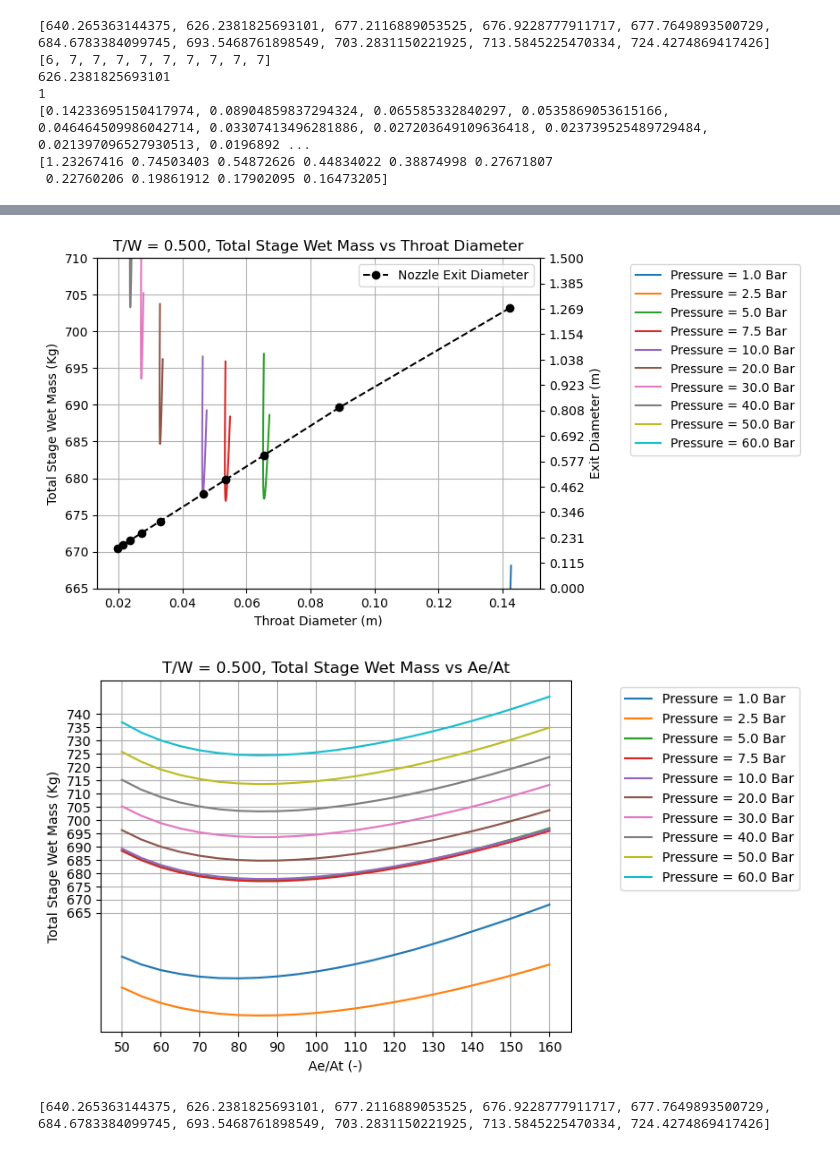
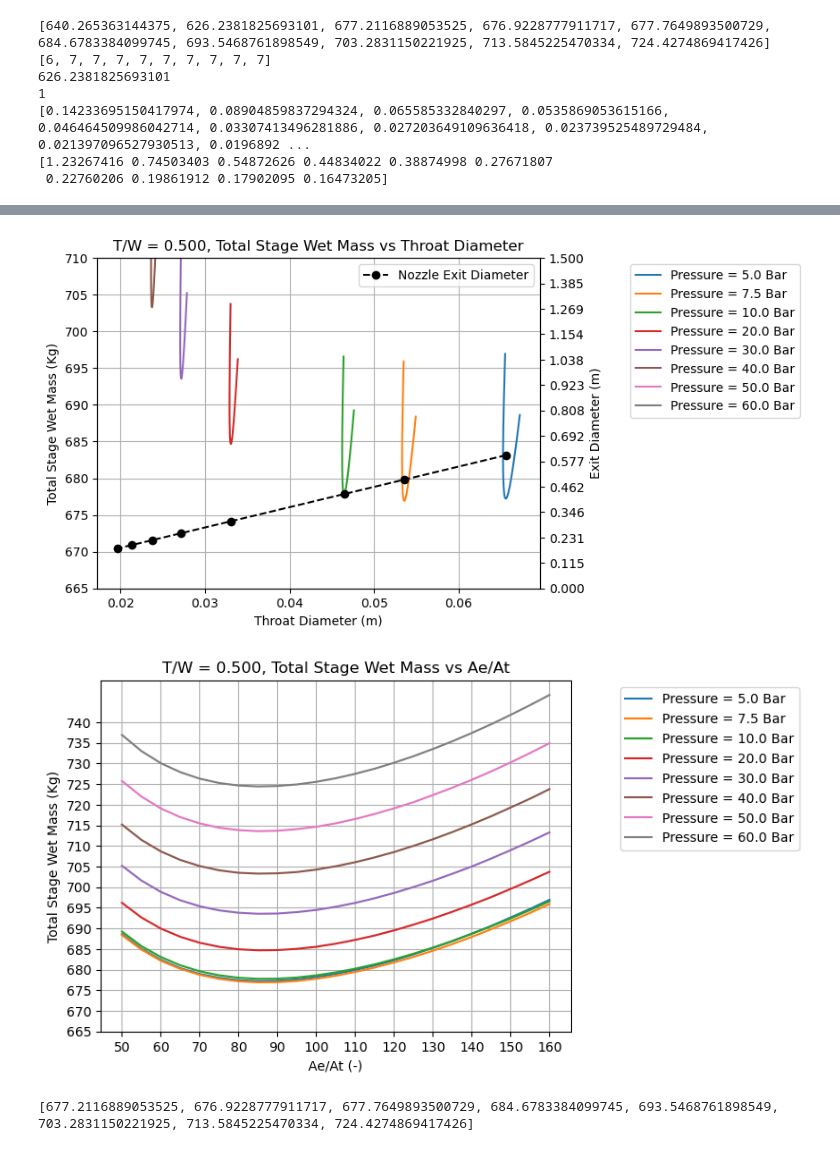
Before and after one commit to krainrpmt/Senior-Project-Electric-Turbopump, a Jupyter notebook: Pump Specification Calculator.ipynb, the cells around one changed output, grey strips where cells are left out. Drawn from its saved outputs; the diff is of its cells as text; code cells hidden in the pictures.

```diff
--- a/Pump Specification Calculator.ipynb
+++ b/Pump Specification Calculator.ipynb
@@ -899,7 +884,7 @@ print(np.sqrt(np.array(local_min_dt)**2*np.array([75,70,70,70,70,70,70,70,70,70]
 fig = plt.figure()
 ax = fig.add_subplot(111, projection='3d')
 
-for i in Pressure_Keys:
+for i in Pressure_Keys[2:]:
 
     # Make data.
     X = np.array(nozzle_expansion_ratio0)
@@ -918,7 +903,7 @@ plt.show()
 fig = plt.figure()
 ax = fig.add_subplot(111)
 
-for i in Pressure_Keys:
+for i in Pressure_Keys[2:]:
 
     # Make data.
     X = np.array(nozzle_expansion_ratio0)
@@ -939,7 +924,7 @@ plt.show()
 fig = plt.figure()
 ax = fig.add_subplot(111)
 
-for i in Pressure_Keys:
+for i in Pressure_Keys[2:]:
 
     Y = np.array(Rocket_Performance_Library[i]['dt'])
     Z = np.array(Rocket_Performance_Library[i]['wet_mass'])
@@ -957,19 +942,19 @@ fig = plt.figure()
 ax = fig.add_subplot(111)
 
 Dt = []
-count = 0
-for i in Pressure_Keys:
+count = 2
+for i in Pressure_Keys[2:]:
     Dt.append(Rocket_Performance_Library[i]['dt'][local_min_index[count]])
     count += 1
 #Dt = [0.146666135002613, 0.09317758690360858, 0.06605601318585663, 0.05400992113743822, 0.046816168877520846, 0.03316796672401447, 0.027106376900970404, 0.023488241438720907, 0.021016293343071965, 0.01919078663249976]
 
-De  = np.sqrt(np.array(Dt)**2*[nozzle_expansion_ratio0[i] for i in local_min_index])
+De  = np.sqrt(np.array(Dt)**2*[nozzle_expansion_ratio0[i] for i in local_min_index[2:]])
 #De = [1.27016599,0.77957962,0.55266426,0.45187942,0.39169217,0.27750312,0.22678822,0.19651673,0.17583493,0.16056164]
 
 #min_mass = [695.2646877041357, 694.8725157368589, 695.1525683801979, 695.2996252200584, 695.3639827518718, 695.2611314095342, 695.0338218526499, 694.8419933135727, 694.6517157157984, 694.5153019334359]
 #dt_list = []
 #label_list = []
-for i in Pressure_Keys:
+for i in Pressure_Keys[2:]:
 
     Y = np.array(Rocket_Performance_Library[i]['dt'])
     Z = np.array(Rocket_Performance_Library[i]['wet_mass'])
@@ -1000,7 +985,7 @@ plt.show()
 fig = plt.figure()
 ax = fig.add_subplot(111)
 
-for i in Pressure_Keys:
+for i in Pressure_Keys[2:]:
 
     # Make data.
     X = np.array(nozzle_expansion_ratio0)
@@ -1024,13 +1009,13 @@ ax = fig.add_subplot(111)
 #Dt = [0.146666135002613, 0.09317758690360858, 0.06605601318585663, 0.05400992113743822, 0.046816168877520846, 0.03316796672401447, 0.027106376900970404, 0.023488241438720907, 0.021016293343071965, 0.01919078663249976]
 #De = [1.27016599,0.77957962,0.55266426,0.45187942,0.39169217,0.27750312,0.22678822,0.19651673,0.17583493,0.16056164]
 
-min_mass = [Rocket_Performance_Library[Pressure_Keys[i]]['wet_mass'][local_min_index[i]] for i in range(len(Pressure_Keys))]
+min_mass = [Rocket_Performance_Library[Pressure_Keys[i]]['wet_mass'][local_min_index[i]] for i in range(2,len(Pressure_Keys))]
 print(min_mass)
 #min_mass = [695.2646877041357, 694.8725157368589, 695.1525683801979, 695.2996252200584, 695.3639827518718, 695.2611314095342, 695.0338218526499, 694.8419933135727, 694.6517157157984, 694.5153019334359]
 dt_list = []
 label_list = []
 
-ax.plot(np.array(Pressure_Keys)/1e5,min_mass,'-o', label='Total Wet Mass')
+ax.plot(np.array(Pressure_Keys[2:])/1e5,min_mass,'-o', label='Total Wet Mass')
 
 #ax.plot(dt_list,min_mass,'ro-')
 ax.set_xlabel('Pressure [Bar]')
@@ -1039,7 +1024,7 @@ ax.set_ylim([665,710])
 
 ax2 = ax.twinx()
 #ax2.plot(np.array(Pressure_Keys)/1e5, Dt, '--ok', label='Nozzle Throat Diameter')
-ax2.plot(np.array(Pressure_Keys)/1e5, De, '--or', label='Nozzle Exit Diameter')
+ax2.plot(np.array(Pressure_Keys[2:])/1e5, De, '--or', label='Nozzle Exit Diameter')
 
 ax2.set_ylabel('Diameter (m)')
 ax2.set_yticks(np.linspace(0,1.35,10))
@@ -1058,3 +1043,3 @@ plt.show()
-[figure, old version]
+[figure, new version]
-[figure, old version]
+[figure, new version]
-[640.265363144375, 626.2381825693101, 677.2116889053525, 676.9228777911717, 677.7649893500729, 684.6783384099745, 693.5468761898549, 703.2831150221925, 713.5845225470334, 724.4274869417426]
+[677.2116889053525, 676.9228777911717, 677.7649893500729, 684.6783384099745, 693.5468761898549, 703.2831150221925, 713.5845225470334, 724.4274869417426]
```
Also changed, not shown: parts of 4 cells of this notebook.
